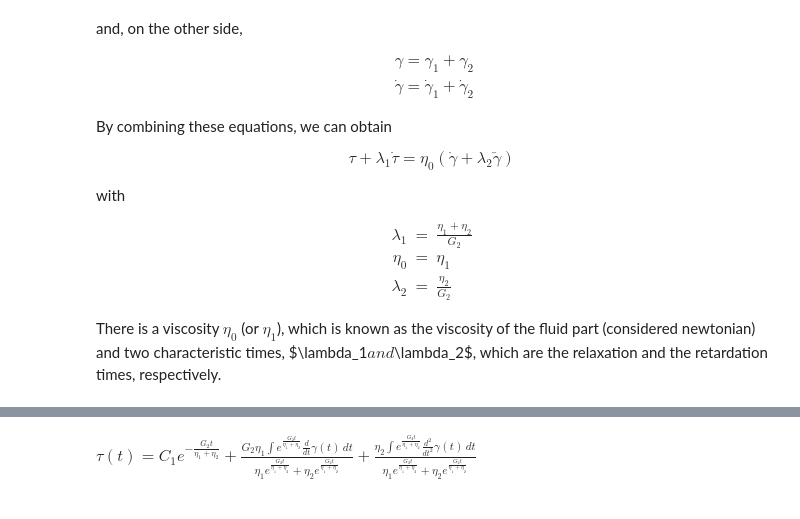
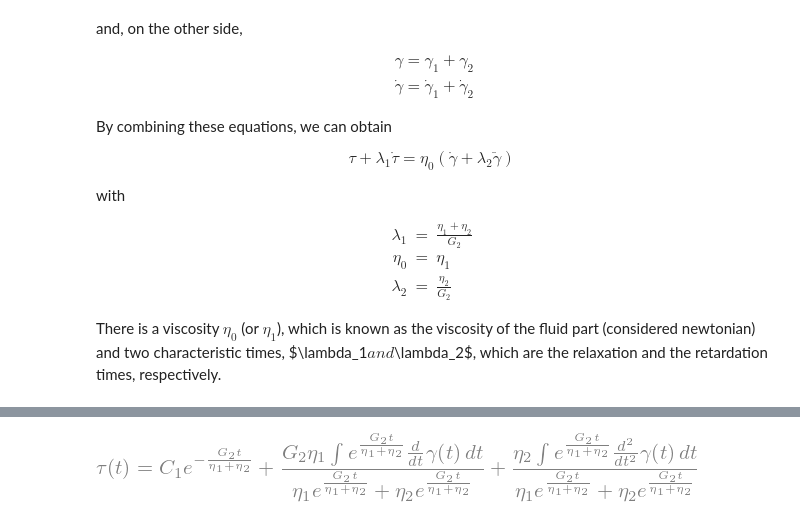
Before and after one commit to rclUPC/AdvancedFluidMechanics, a Jupyter notebook: rheology/rheology.ipynb, the cells around one changed output, grey strips where cells are left out. Saved outputs shown, nothing was run; the diff lists cells and outputs as text; code cells hidden in the pictures.

```diff
--- a/rheology/rheology.ipynb
+++ b/rheology/rheology.ipynb
@@ -428,6 +472,7 @@ $\displaystyle \tau{\left(t \right)} + \frac{\left(\eta_{1} + \eta_{2}\right) \f
 #tauSol = sp.dsolve(eq,tau(t),ics={tau(-sp.oo):tauInf})
 tauSol = sp.dsolve(eq,tau(t)).doit()
 # %%
-tauSol.expand()
+tauSol = tauSol.expand()
+display(tauSol)
 # %% [output]
-$\displaystyle \tau{\left(t \right)} = C_{1} e^{- \frac{G_{2} t}{\eta_{1} + \eta_{2}}} + \frac{G_{2} \eta_{1} \int e^{\frac{G_{2} t}{\eta_{1} + \eta_{2}}} \frac{d}{d t} \gamma{\left(t \right)}\, dt}{\eta_{1} e^{\frac{G_{2} t}{\eta_{1} + \eta_{2}}} + \eta_{2} e^{\frac{G_{2} t}{\eta_{1} + \eta_{2}}}} + \frac{\eta_{2} \int e^{\frac{G_{2} t}{\eta_{1} + \eta_{2}}} \frac{d^{2}}{d t^{2}} \gamma{\left(t \right)}\, dt}{\eta_{1} e^{\frac{G_{2} t}{\eta_{1} + \eta_{2}}} + \eta_{2} e^{\frac{G_{2} t}{\eta_{1} + \eta_{2}}}}$
+[figure, added]
```
Also changed, not shown: parts of 26 cells of this notebook.
